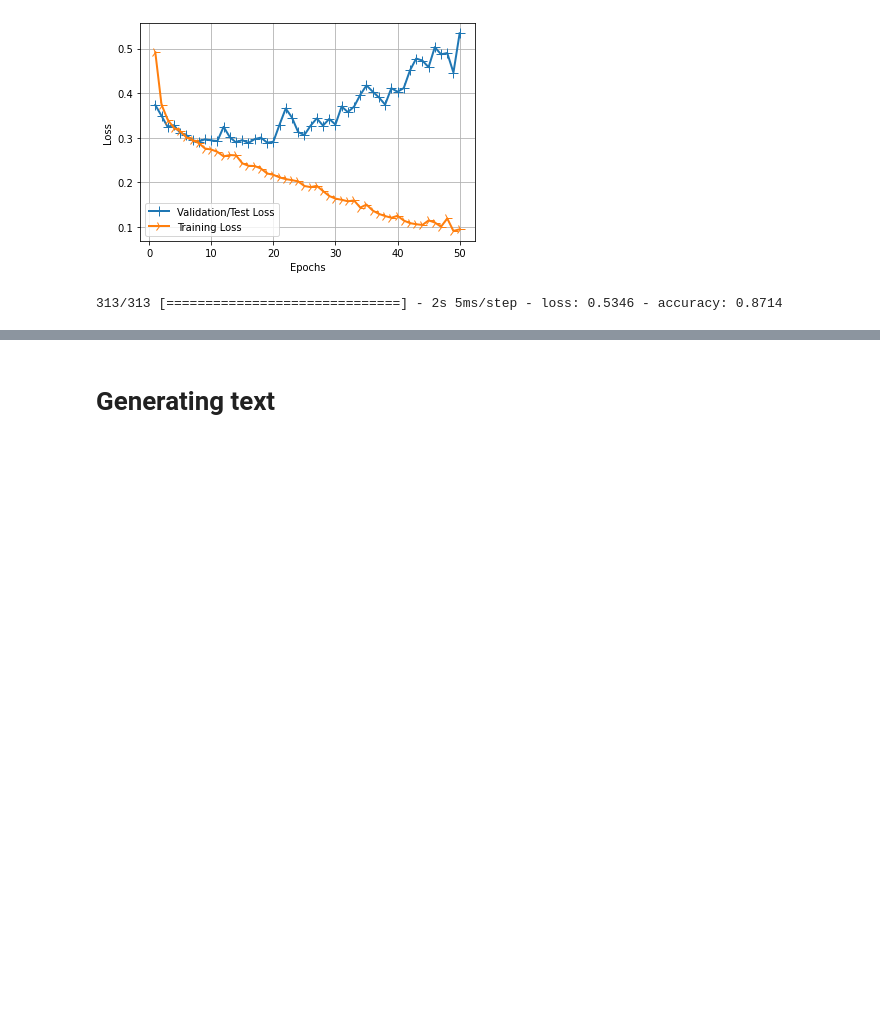
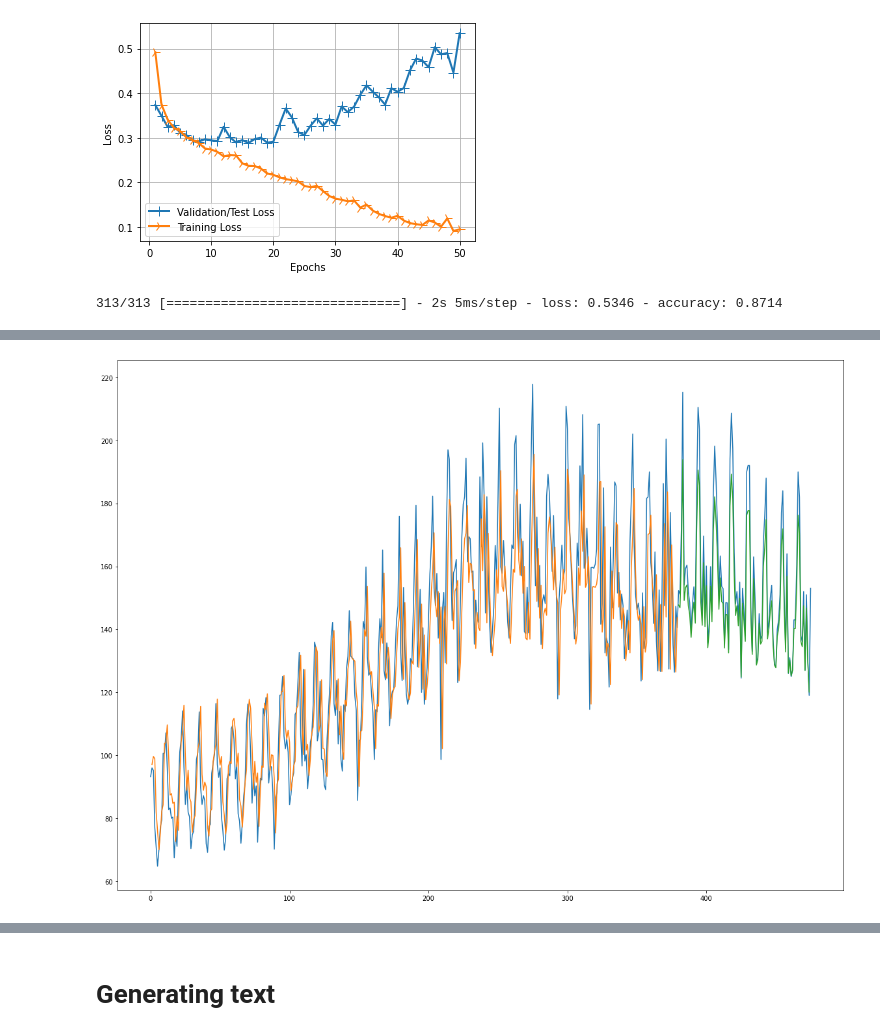
Before and after one commit to ulmii/deep-learning, a Jupyter notebook: rnn.ipynb, the cells around one changed output, grey strips where cells are left out. Drawn from its saved outputs; the diff is of its cells as text; code cells hidden in the pictures; blank space fills up the shorter version.

```diff
--- a/rnn.ipynb
+++ b/rnn.ipynb
@@ -496,0 +614,24 @@ loss, accuracy = model.evaluate(X_test, y_test)
+# %%
+predict_train = model.predict(train_x)
+predict_test = model.predict(test_x)
+# %%
+predict_train = scaler.inverse_transform(predict_train)
+train_y = scaler.inverse_transform([train_y])
+
+predict_test = scaler.inverse_transform(predict_test)
+test_y = scaler.inverse_transform([test_y])
+# %%
+predict_train_plot = np.empty_like(df)
+predict_train_plot[:, :] = np.nan
+predict_train_plot[1:len(predict_train) + 1, :] = predict_train
+
+predict_test_plot = np.empty_like(df)
+predict_test_plot[:, :] = np.nan
+predict_test_plot[len(predict_train) + 1:len(df) - 1, :] = predict_test
+
+plt.plot(scaler.inverse_transform(df))
+plt.plot(predict_train_plot)
+plt.plot(predict_test_plot)
+plt.show()
+# %% [output]
+[figure, added]
```
Also changed, not shown: parts of 22 cells of this notebook, 1 other file.
